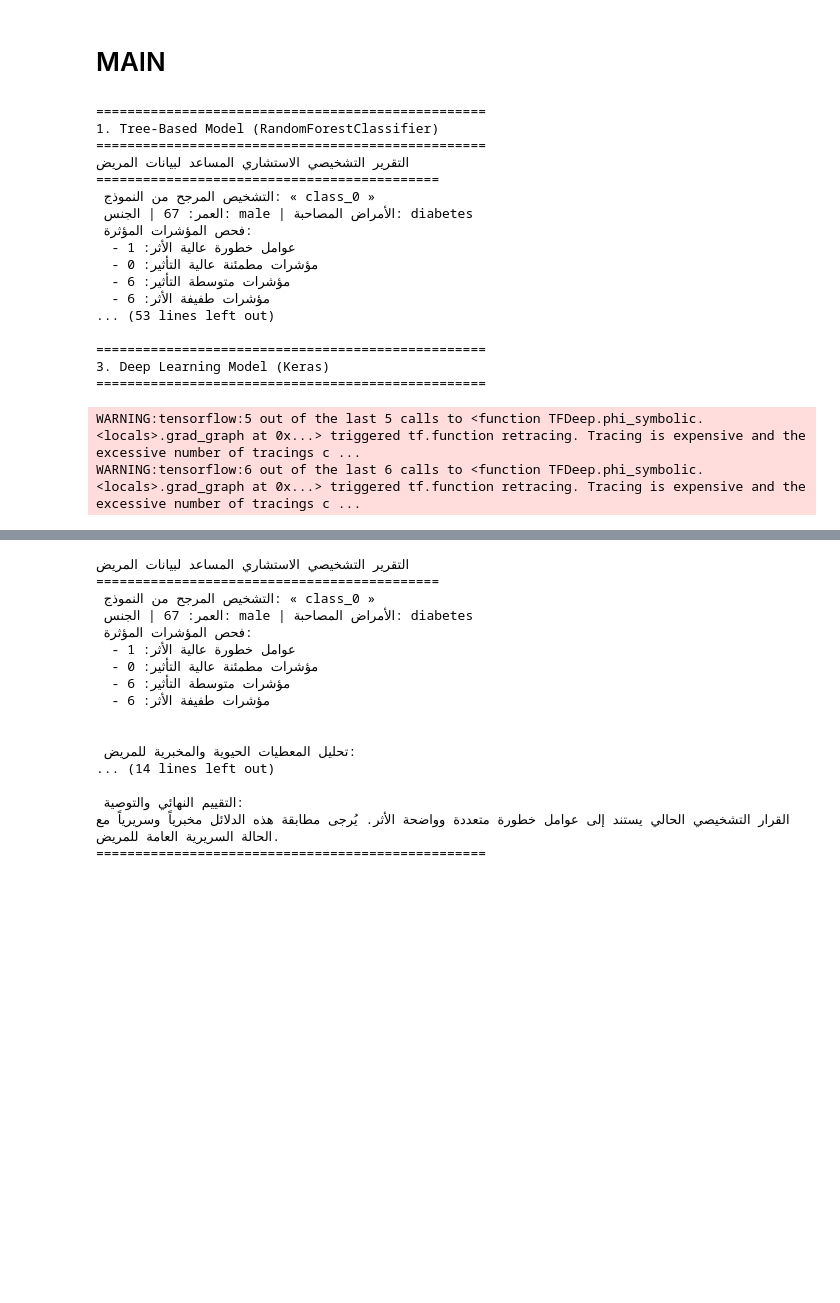
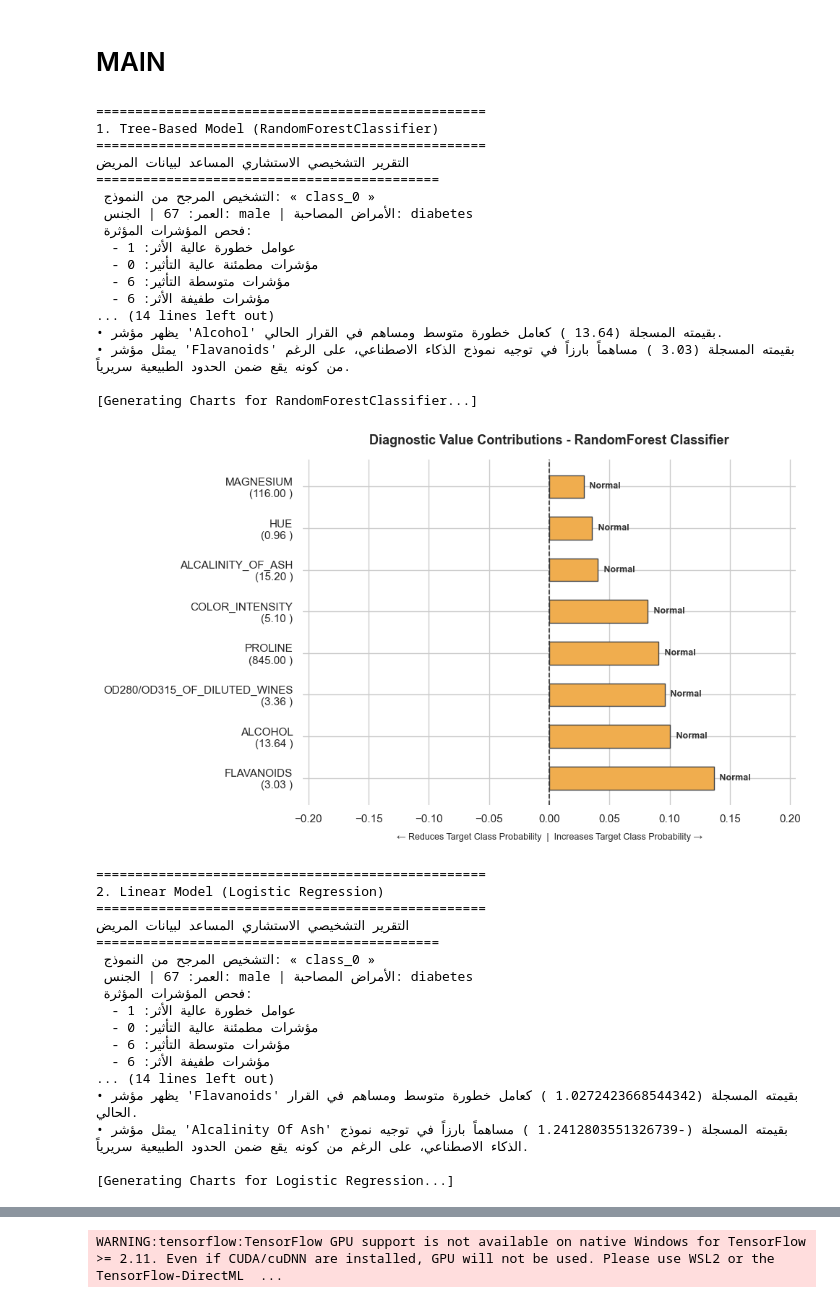
Before and after one commit to omaralqassem/MLDeepLearningExplainer, a Jupyter notebook: MLExplainer.ipynb, the cells around one changed output, grey strips where cells are left out. Drawn from its saved outputs; the diff is of its cells as text; code cells hidden in the pictures; blank space fills up the shorter version.

Commit message:
Visualization type shit

```diff
--- a/MLExplainer.ipynb
+++ b/MLExplainer.ipynb
@@ -500,7 +540,13 @@ from tensorflow.keras.models import Sequential
 from tensorflow.keras.layers import Dense, Input
 
 from shap_analyzer import analyze_with_shap
-from expert_system import generate_arabic_medical_report
+
+from expert_system import (
+    generate_arabic_medical_report,
+    classify_features_clinical,
+    displaychart,
+    display_interactiveChart
+)
 
 def main():
     data = load_wine(as_frame=True)
@@ -537,6 +583,10 @@ def main():
         class_names=class_names
     )
     print(report_tree)
+    print("\n[Generating Charts for RandomForestClassifier...]")
+    classified_tree = classify_features_clinical(shap_dict, sample_dict, patient_context)
+    displaychart(classified_tree, "RandomForest Classifier")
+    display_interactiveChart(classified_tree, "RandomForest Classifier")
 
     print("\n" + "==================================================")
     print("2. Linear Model (Logistic Regression)")
@@ -553,6 +603,10 @@ def main():
         class_names=class_names
     )
     print(report_linear)
+    print("\n[Generating Charts for Logistic Regression...]")
+    classified_linear = classify_features_clinical(shap_dict, sample_dict, patient_context)
+    displaychart(classified_linear, "Logistic Regression")
+    display_interactiveChart(classified_linear, "Logistic Regression")
 
     print("\n" + "==================================================")
     print("3. Deep Learning Model (Keras)")
@@ -574,36 +628,57 @@ def main():
     model_dl.predict = dl_predict_wrapper
     model_dl.predict_proba = raw_keras_predict
 
     shap_dict, sample_dict, pred = analyze_with_shap(
         model_dl, X_train_scaled, X_test_scaled.iloc[[sample_idx]]
     )
     report_dl = generate_arabic_medical_report(
         shap_dict, sample_dict, pred,
         patient_context=patient_context,
         class_names=class_names
     )
     print(report_dl)
+
+    print("\n[Generating Charts for Keras Deep Learning Model...]")
+    classified_dl = classify_features_clinical(shap_dict, sample_dict, patient_context)
+    displaychart(classified_dl, "Keras Model")
+    display_interactiveChart(classified_dl, "Keras Model")
     print("==================================================")
 
 if __name__ == "__main__":
     main()
 # %% [output]
 ==================================================
 1. Tree-Based Model (RandomForestClassifier)
 ==================================================
 التقرير التشخيصي الاستشاري المساعد لبيانات المريض
 ============================================
  التشخيص المرجح من النموذج: « class_0 »
  العمر: 67 | الجنس: male | الأمراض المصاحبة: diabetes
  فحص المؤشرات المؤثرة:
   - عوامل خطورة عالية الأثر: 1
   - مؤشرات مطمئنة عالية التأثير: 0
   - مؤشرات متوسطة التأثير: 6
   - مؤشرات طفيفة الأثر: 6
-... (53 lines left out)
+... (14 lines left out)
+• يظهر مؤشر 'Alcohol' بقيمته المسجلة (13.64 ) كعامل خطورة متوسط ومساهم في القرار الحالي.
+• يمثل مؤشر 'Flavanoids' بقيمته المسجلة (3.03 ) مساهماً بارزاً في توجيه نموذج الذكاء الاصطناعي، على الرغم من كونه يقع ضمن الحدود الطبيعية سريرياً.
 
-==================================================
-3. Deep Learning Model (Keras)
-==================================================
+[Generating Charts for RandomForestClassifier...]
+[figure, added]
-WARNING:tensorflow:5 out of the last 5 calls to <function TFDeep.phi_symbolic.<locals>.grad_graph at 0x...> triggered tf.function retracing. Tracing is expensive and the excessive number of tracings c ...
-WARNING:tensorflow:6 out of the last 6 calls to <function TFDeep.phi_symbolic.<locals>.grad_graph at 0x...> triggered tf.function retracing. Tracing is expensive and the excessive number of tracings c ...
+==================================================
+2. Linear Model (Logistic Regression)
+==================================================
+التقرير التشخيصي الاستشاري المساعد لبيانات المريض
+============================================
+ التشخيص المرجح من النموذج: « class_0 »
+ العمر: 67 | الجنس: male | الأمراض المصاحبة: diabetes
+ فحص المؤشرات المؤثرة:
+  - عوامل خطورة عالية الأثر: 1
+  - مؤشرات مطمئنة عالية التأثير: 0
+  - مؤشرات متوسطة التأثير: 6
+  - مؤشرات طفيفة الأثر: 6
+... (14 lines left out)
+• يظهر مؤشر 'Flavanoids' بقيمته المسجلة (1.0272423668544342 ) كعامل خطورة متوسط ومساهم في القرار الحالي.
+• يمثل مؤشر 'Alcalinity Of Ash' بقيمته المسجلة (-1.2412803551326739 ) مساهماً بارزاً في توجيه نموذج الذكاء الاصطناعي، على الرغم من كونه يقع ضمن الحدود الطبيعية سريرياً.
+
+[Generating Charts for Logistic Regression...]
@@ -610,17 +686 @@ WARNING:tensorflow:6 out of the last 6 calls to <function TFDeep.phi_symbolic.<l
-التقرير التشخيصي الاستشاري المساعد لبيانات المريض
-============================================
- التشخيص المرجح من النموذج: « class_0 »
- العمر: 67 | الجنس: male | الأمراض المصاحبة: diabetes
- فحص المؤشرات المؤثرة:
-  - عوامل خطورة عالية الأثر: 1
-  - مؤشرات مطمئنة عالية التأثير: 0
-  - مؤشرات متوسطة التأثير: 6
-  - مؤشرات طفيفة الأثر: 6
-
-
- تحليل المعطيات الحيوية والمخبرية للمريض:
-... (14 lines left out)
-
- التقييم النهائي والتوصية:
-القرار التشخيصي الحالي يستند إلى عوامل خطورة متعددة وواضحة الأثر. يُرجى مطابقة هذه الدلائل مخبرياً وسريرياً مع الحالة السريرية العامة للمريض.
-==================================================
+WARNING:tensorflow:TensorFlow GPU support is not available on native Windows for TensorFlow >= 2.11. Even if CUDA/cuDNN are installed, GPU will not be used. Please use WSL2 or the TensorFlow-DirectML  ...
```
Also changed, not shown: parts of 2 cells of this notebook, 2 other files.
